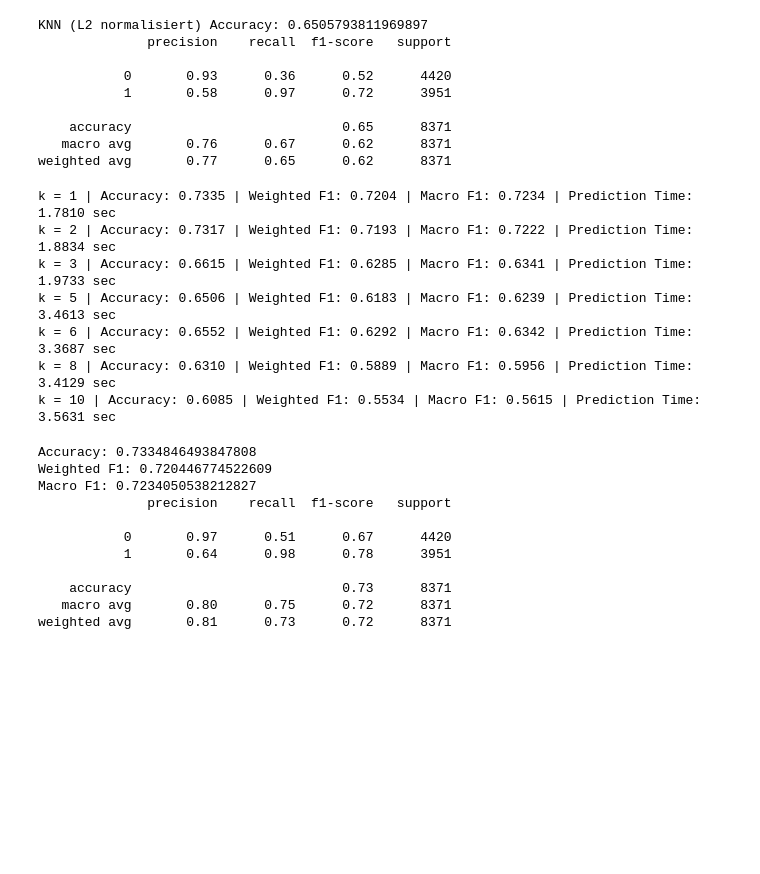
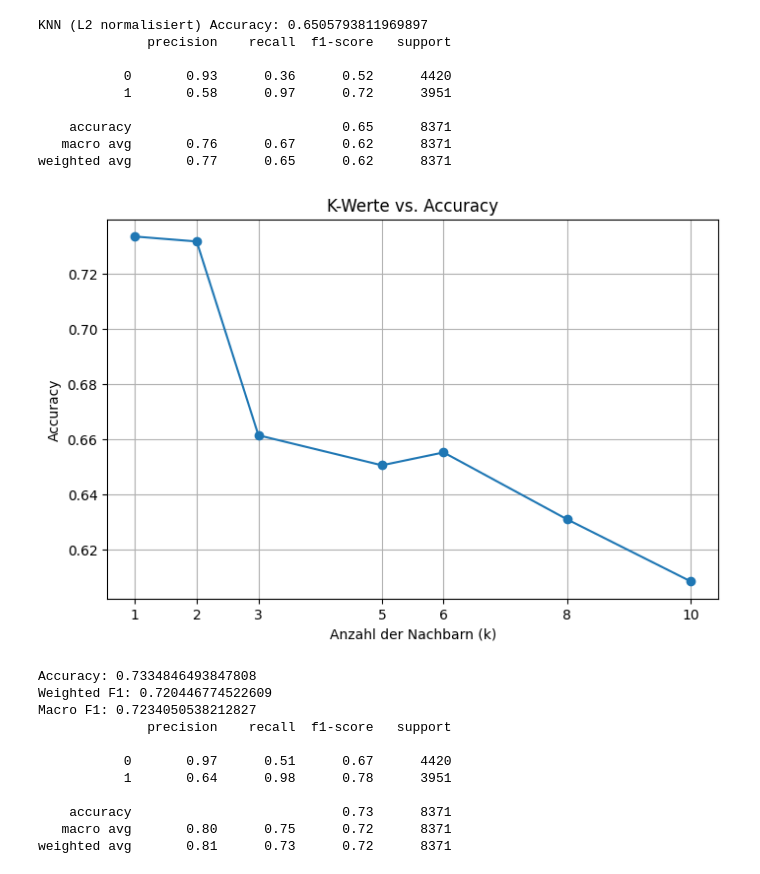
Before and after one commit to nicolasb49/-DSKI2-Football_Fake_News, a Jupyter notebook: Code/KNN_Modell.ipynb, the cells around one changed output. Drawn from its saved outputs; the diff is of its cells as text; code cells hidden in the pictures; blank space fills up the shorter version.

```diff
--- a/Code/KNN_Modell.ipynb
+++ b/Code/KNN_Modell.ipynb
@@ -231,6 +231,8 @@ KNN (L2 normalisiert) Accuracy: 0.6505793811969897
 weighted avg       0.77      0.65      0.62      8371
 # %%
 # K tuning and TFIDF
+
+import matplotlib.pyplot as plt
 
 def get_wordnet_pos(word):
     tag = nltk.pos_tag([word])[0][1][0].upper()
@@ -250,41 +252,48 @@ def preprocess(tweet):
         if lemma not in stop_words:
             processed_words.append(lemma)
     return " ".join(processed_words)
 
 df = pd.read_csv("./assets/combined.csv")
 df.dropna(subset=["tweet", "Status"], inplace=True)
 df["processed_tweet"] = df["tweet"].apply(preprocess)
 
 X = df["processed_tweet"]
 y = df["Status"]
 
 tfidf = TfidfVectorizer()
 X_tfidf = tfidf.fit_transform(X)
 
 X_train, X_test, y_train, y_test = train_test_split(X_tfidf, y, test_size=0.2, random_state=42)
 
 k_values = [1, 2, 3, 5, 6, 8, 10]
 results = {}
 
 for k in k_values:
     knn = KNeighborsClassifier(n_neighbors=k)
     knn.fit(X_train, y_train)
     start_time = time.time()
     y_pred = knn.predict(X_test)
     elapsed = time.time() - start_time
     acc = accuracy_score(y_test, y_pred)
     weighted_f1 = f1_score(y_test, y_pred, average='weighted')
     macro_f1 = f1_score(y_test, y_pred, average='macro')
     results[k] = (acc, weighted_f1, macro_f1, elapsed)
-    print(f"k = {k} | Accuracy: {acc:.4f} | Weighted F1: {weighted_f1:.4f} | Macro F1: {macro_f1:.4f} | Prediction Time: {elapsed:.4f} sec")
+
+
+k_values = list(results.keys())
+accuracies = [metrics[0] for metrics in results.values()]
+
+
+plt.figure(figsize=(8, 5))
+plt.plot(k_values, accuracies, marker='o', linestyle='-')
+plt.title('K-Werte vs. Accuracy')
+plt.xlabel('Anzahl der Nachbarn (k)')
+plt.ylabel('Accuracy')
+plt.xticks(k_values)
+plt.grid(True)
+plt.show()
 # %% [output]
-k = 1 | Accuracy: 0.7335 | Weighted F1: 0.7204 | Macro F1: 0.7234 | Prediction Time: 1.7810 sec
-k = 2 | Accuracy: 0.7317 | Weighted F1: 0.7193 | Macro F1: 0.7222 | Prediction Time: 1.8834 sec
-k = 3 | Accuracy: 0.6615 | Weighted F1: 0.6285 | Macro F1: 0.6341 | Prediction Time: 1.9733 sec
-k = 5 | Accuracy: 0.6506 | Weighted F1: 0.6183 | Macro F1: 0.6239 | Prediction Time: 3.4613 sec
-k = 6 | Accuracy: 0.6552 | Weighted F1: 0.6292 | Macro F1: 0.6342 | Prediction Time: 3.3687 sec
-k = 8 | Accuracy: 0.6310 | Weighted F1: 0.5889 | Macro F1: 0.5956 | Prediction Time: 3.4129 sec
-k = 10 | Accuracy: 0.6085 | Weighted F1: 0.5534 | Macro F1: 0.5615 | Prediction Time: 3.5631 sec
+[figure, added]
 # %%
 def get_wordnet_pos(word):
     tag = nltk.pos_tag([word])[0][1][0].upper()
```
Also changed, not shown: parts of 5 cells of this notebook.
